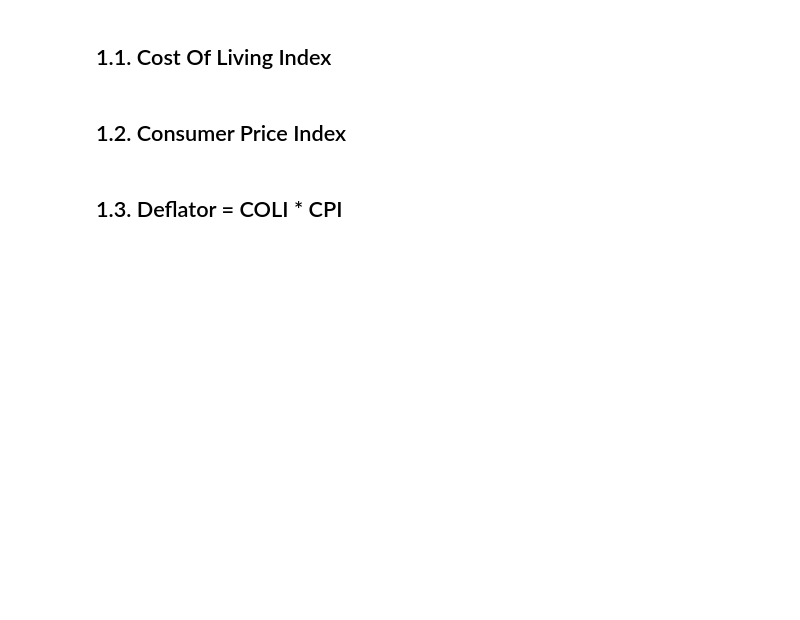
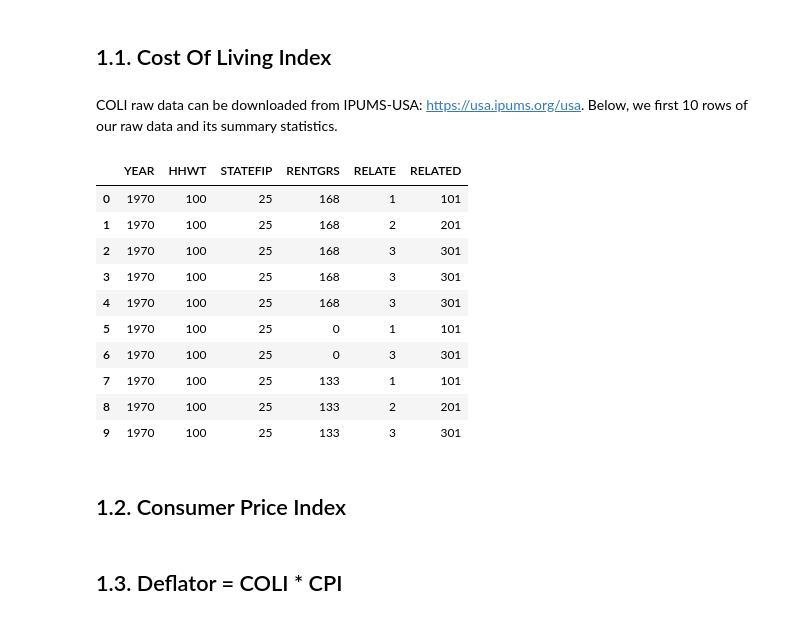
Before and after one commit to sangttruong/incomevis, a Jupyter notebook: main.ipynb, the cells around one changed output. Drawn from its saved outputs; the diff is of its cells as text; code cells hidden in the pictures; blank space fills up the shorter version.

```diff
--- a/main.ipynb
+++ b/main.ipynb
@@ -23,2 +39,4 @@ Drive already mounted at /content/gdrive; to attempt to forcibly remount, call d
 # %% [markdown]
 ## 1.1. Cost Of Living Index
+# %% [markdown]
+COLI raw data can be downloaded from IPUMS-USA: https://usa.ipums.org/usa. Below, we first 10 rows of our raw data and its summary statistics.
@@ -25 +46,15 @@ Drive already mounted at /content/gdrive; to attempt to forcibly remount, call d
+# %%
+raw_COLI.head(10)
+# %% [output]
+|  | YEAR | HHWT | STATEFIP | RENTGRS | RELATE | RELATED |
+| 0 | 1970 | 100 | 25 | 168 | 1 | 101 |
+| 1 | 1970 | 100 | 25 | 168 | 2 | 201 |
+| 2 | 1970 | 100 | 25 | 168 | 3 | 301 |
+| 3 | 1970 | 100 | 25 | 168 | 3 | 301 |
+| 4 | 1970 | 100 | 25 | 168 | 3 | 301 |
+| 5 | 1970 | 100 | 25 | 0 | 1 | 101 |
+| 6 | 1970 | 100 | 25 | 0 | 3 | 301 |
+| 7 | 1970 | 100 | 25 | 133 | 1 | 101 |
+| 8 | 1970 | 100 | 25 | 133 | 2 | 201 |
+| 9 | 1970 | 100 | 25 | 133 | 3 | 301 |
 # %%
```
Also changed, not shown: parts of 6 cells of this notebook.
